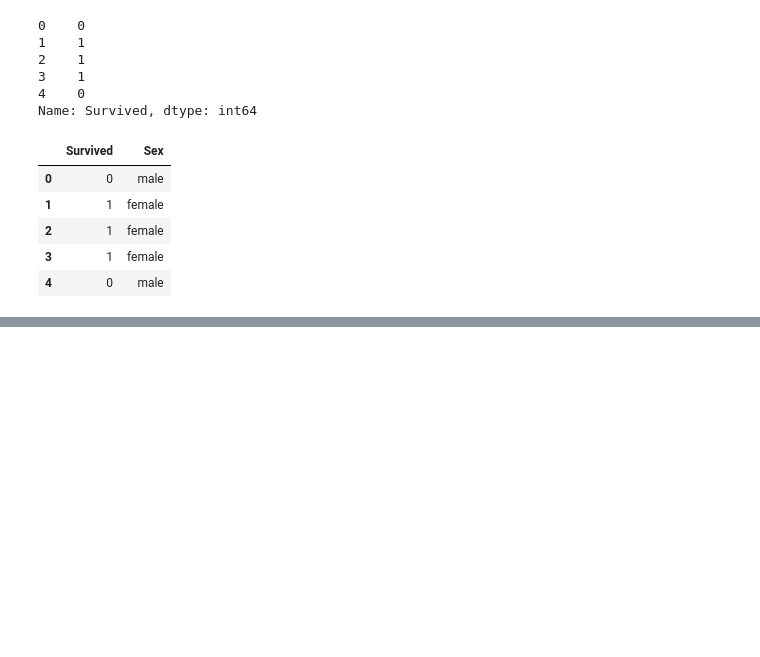
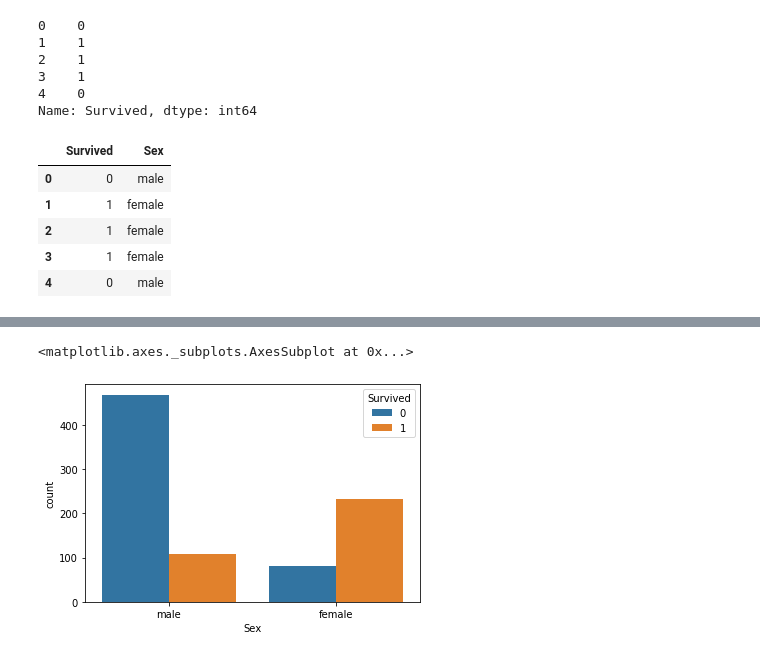
Before and after one commit to tewei0328/AI, a Jupyter notebook: school_titanic_read_csv_資料切片.ipynb, the cells around one changed output, grey strips where cells are left out. Saved outputs shown, nothing was run; the diff lists cells and outputs as text; code cells hidden in the pictures; blank space fills up the shorter version.

```diff
--- a/school_titanic_read_csv_資料切片.ipynb
+++ b/school_titanic_read_csv_資料切片.ipynb
@@ -42,0 +66,5 @@ df[['Survived','Sex']].head()
+# %%
+sb.countplot(df.Sex, hue=df['Survived'])
+# %% [output]
+<matplotlib.axes._subplots.AxesSubplot at 0x...>
+[figure, added]
```
Also changed, not shown: parts of 6 cells of this notebook.
